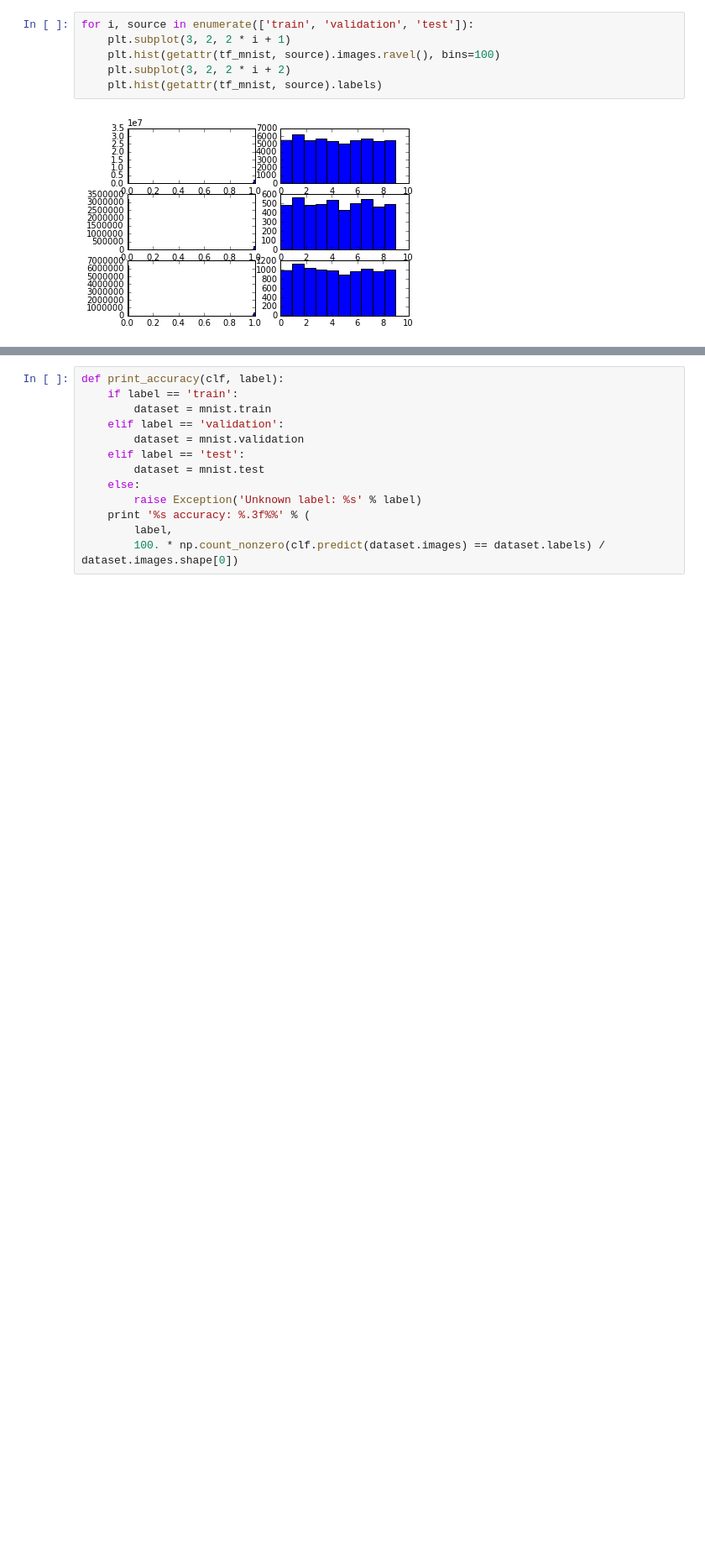
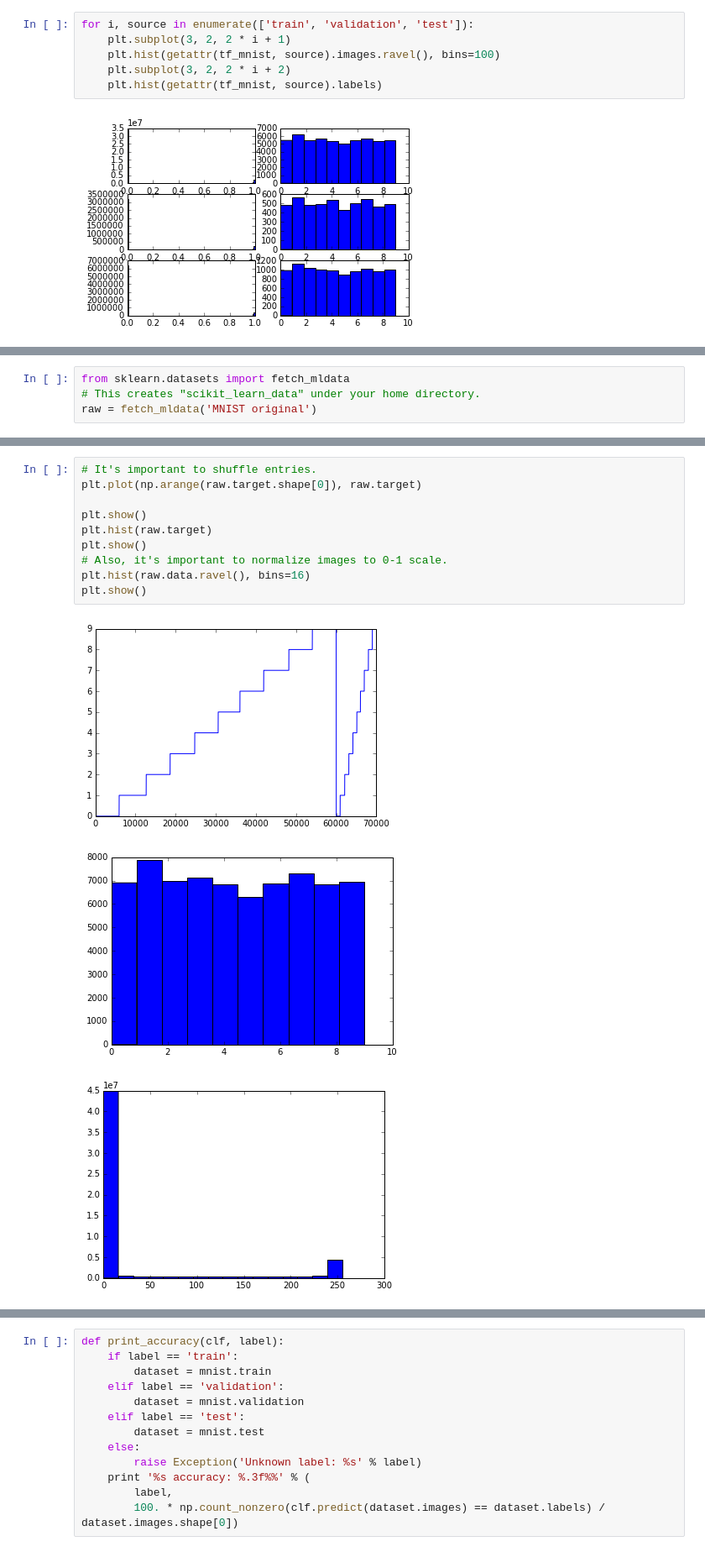
Before and after one commit to yunabe/codelab, a Jupyter notebook: python/notebook/sklearn_mnist.ipynb, the cells around one changed output, grey strips where cells are left out. Shown at 84% size. Drawn from its saved outputs; the diff is of its cells as text; blank space fills up the shorter version.

```diff
--- a/python/notebook/sklearn_mnist.ipynb
+++ b/python/notebook/sklearn_mnist.ipynb
@@ -41,0 +46,4 @@ for i, source in enumerate(['train', 'validation', 'test']):
+# %%
+from sklearn.datasets import fetch_mldata
+# This creates "scikit_learn_data" under your home directory.
+raw = fetch_mldata('MNIST original')
@@ -41,0 +55,14 @@ for i, source in enumerate(['train', 'validation', 'test']):
+# %%
+# It's important to shuffle entries.
+plt.plot(np.arange(raw.target.shape[0]), raw.target)
+
+plt.show()
+plt.hist(raw.target)
+plt.show()
+# Also, it's important to normalize images to 0-1 scale.
+plt.hist(raw.data.ravel(), bins=16)
+plt.show()
+# %% [output]
+[figure, added]
+[figure, added]
+[figure, added]
```
Also changed, not shown: parts of 15 cells of this notebook.
